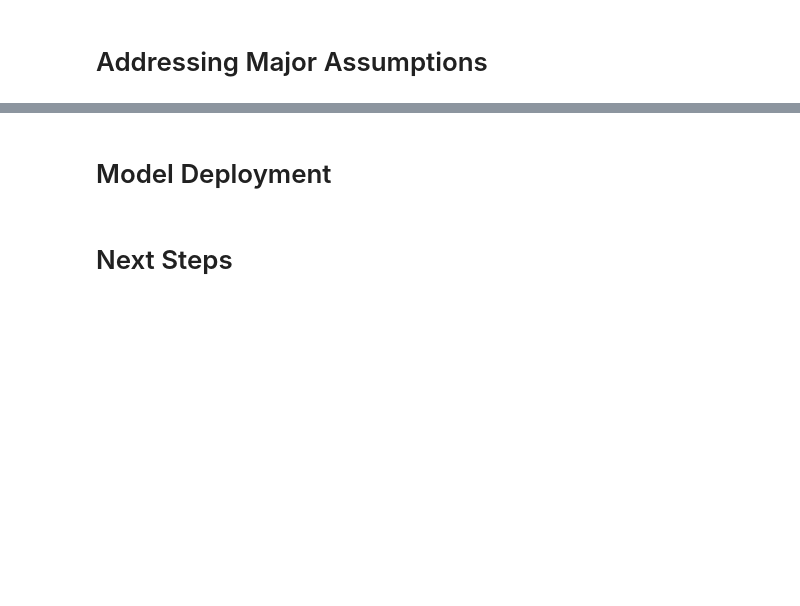
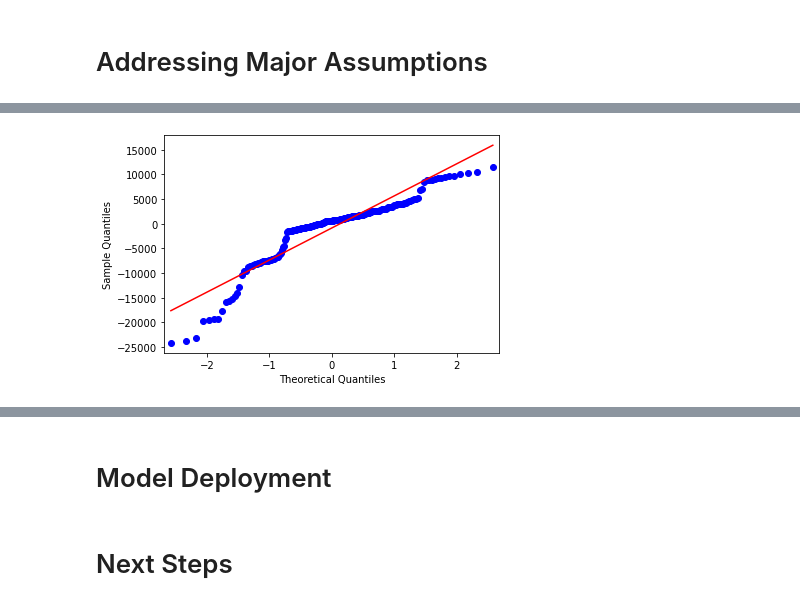
Before and after one commit to AvinashBisram/Machine-Learning, a Jupyter notebook: Linear Regression/Insurance Cost Multiple LinReg.ipynb, the cells around one changed output, grey strips where cells are left out. Saved outputs shown, nothing was run; the diff lists cells and outputs as text; code cells hidden in the pictures; blank space fills up the shorter version.

```diff
--- a/Linear Regression/Insurance Cost Multiple LinReg.ipynb
+++ b/Linear Regression/Insurance Cost Multiple LinReg.ipynb
@@ -734,0 +816,7 @@ Aside from examining the performance metrics of our model's predictions, there a
+# %%
+# Creating the visualization
+
+qqplot(data=residuals, line='s')
+plt.show()
+# %% [output]
+[figure, added]
```
Also changed, not shown: parts of 65 cells of this notebook.
